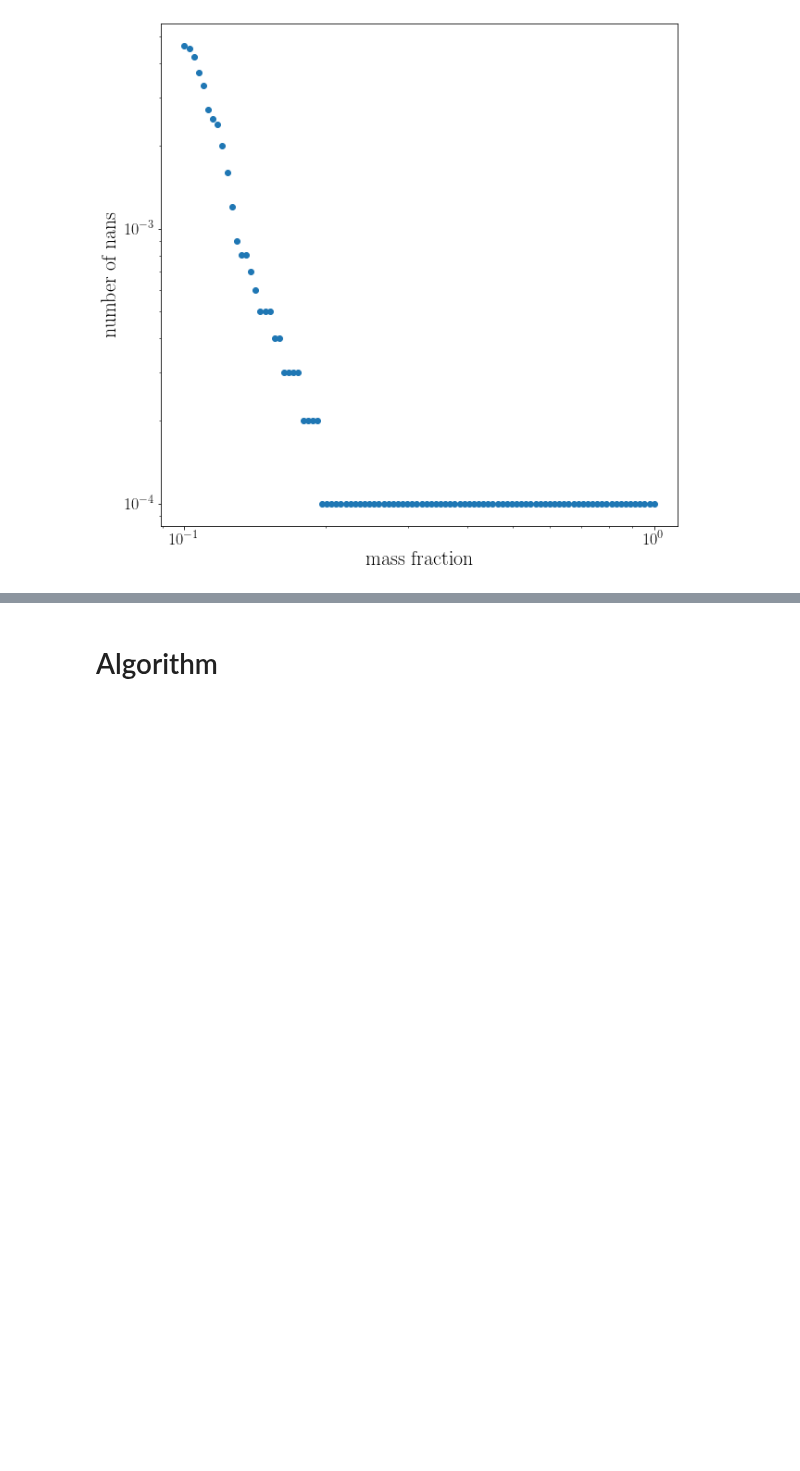
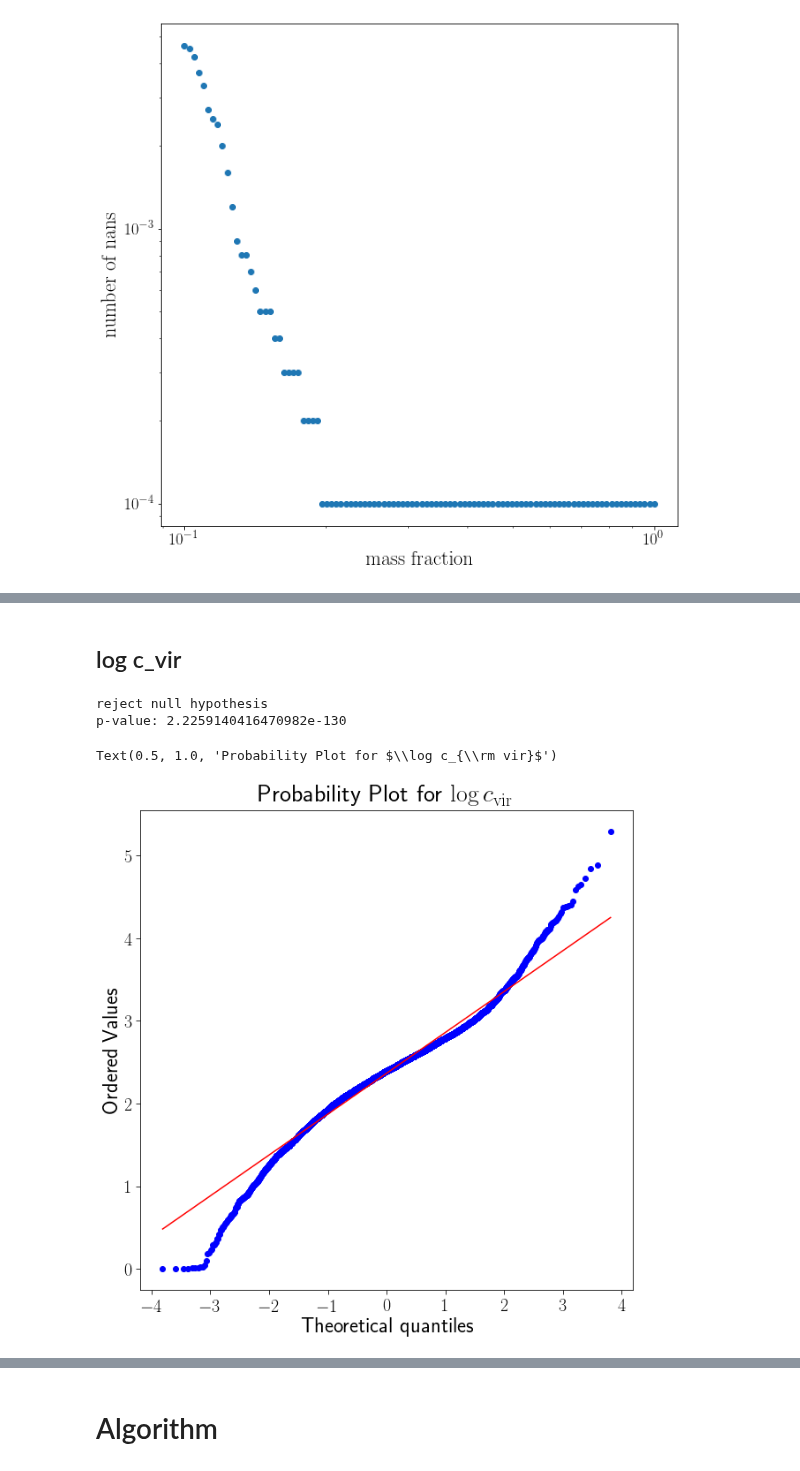
Before and after one commit to ismael-mendoza/nbody-relaxed, a Jupyter notebook: jupyter/gaussian_prediction.ipynb, the cells around one changed output, grey strips where cells are left out. Drawn from its saved outputs; the diff is of its cells as text; code cells hidden in the pictures; blank space fills up the shorter version.

```diff
--- a/jupyter/gaussian_prediction.ipynb
+++ b/jupyter/gaussian_prediction.ipynb
@@ -76,0 +118,24 @@ plt.show()
+# %% [markdown]
+## log c_vir
+# %%
+# use a normaltest to check (H0 = is Gaussian, H1 = not Gaussian)
+from scipy.stats import normaltest
+k2, p = normaltest(np.log(cvir))
+alpha = 1e-3
+print(f'cannot reject null hypothesis' if alpha < p else 'reject null hypothesis')
+print('p-value:', p)
+# %% [output]
+reject null hypothesis
+p-value: 2.2259140416470982e-130
+# %%
+from scipy import stats
+
+x = np.log(cvir)
+fig, ax = plt.subplots(1, 1, figsize=(10, 10))
+res = stats.probplot(x, dist='norm', plot=ax)
+ax.set_title(r"Probability Plot for $\log c_{\rm vir}$")
+
+# close enough!
+# %% [output]
+Text(0.5, 1.0, 'Probability Plot for $\\log c_{\\rm vir}$')
+[figure, added]
```
Also changed, not shown: parts of 23 cells of this notebook.
